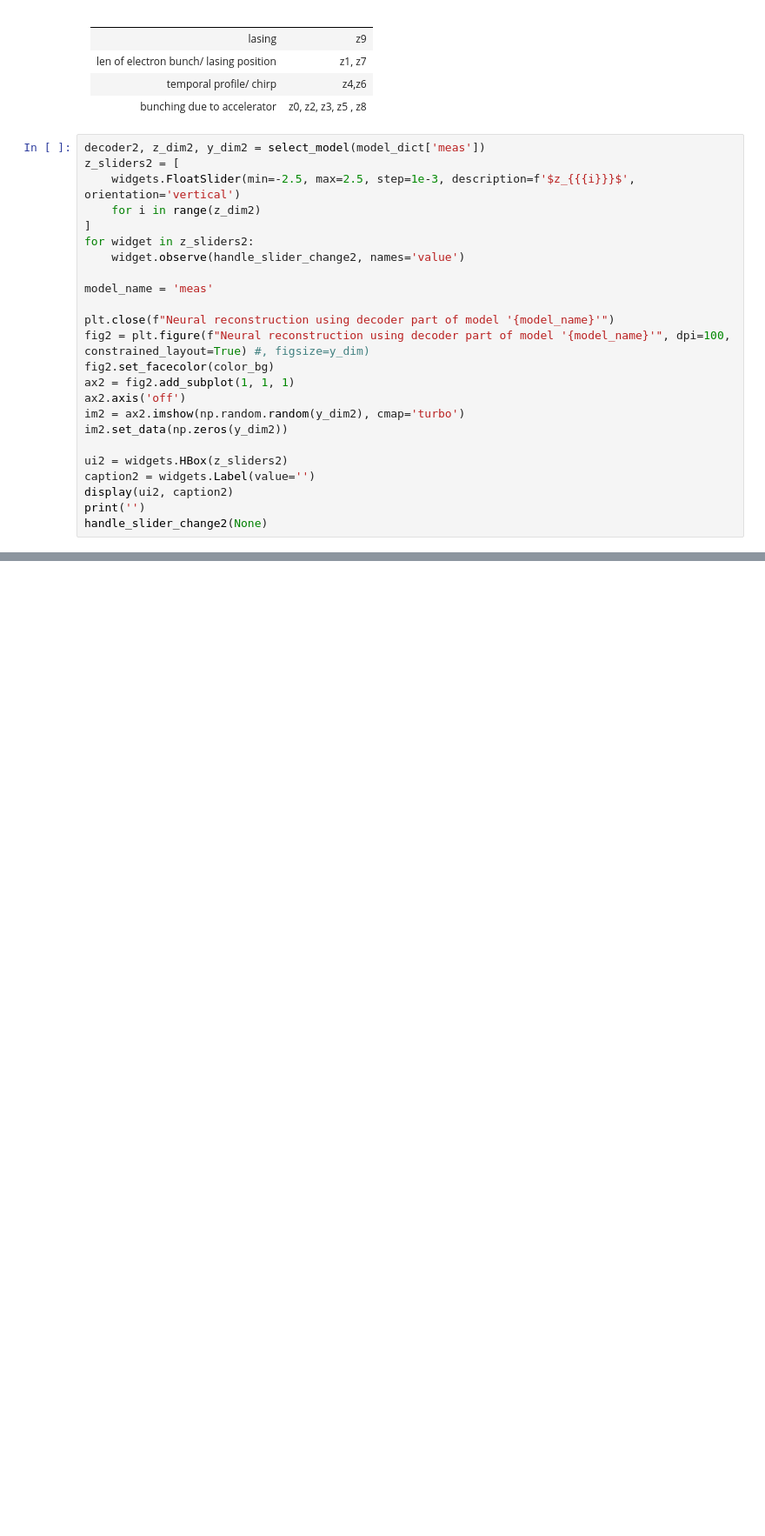
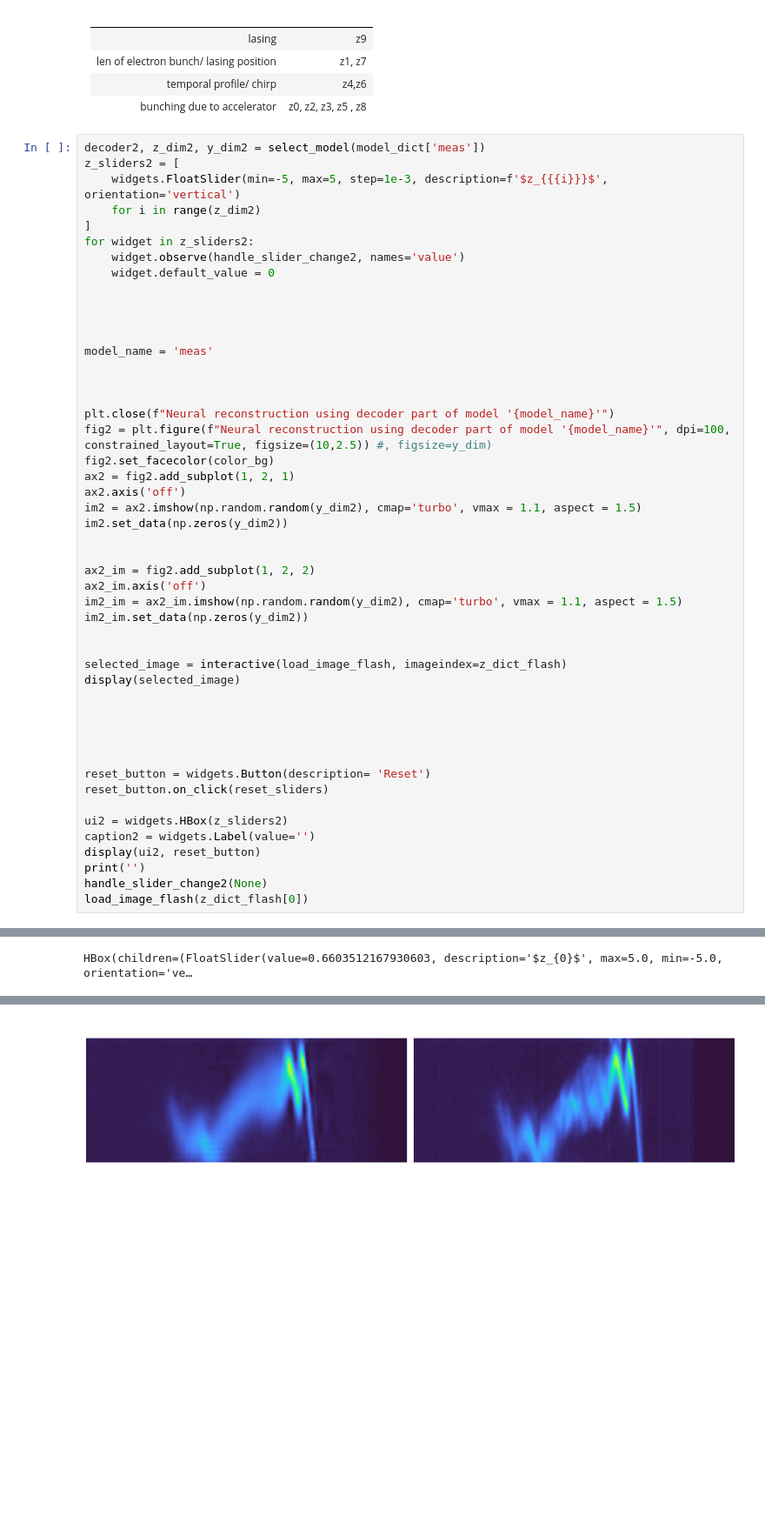
Before and after one commit to Goetzkeg/visPolarix, a Jupyter notebook: VisPol.ipynb, the cells around one changed output, grey strips where cells are left out. Shown at 87% size. Drawn from its saved outputs; the diff is of its cells as text; blank space fills up the shorter version.

```diff
--- a/VisPol.ipynb
+++ b/VisPol.ipynb
@@ -484,24 +701,49 @@ ValueError: 'turbo' is not a valid value for name; supported values are 'Accent'
 # %%
 decoder2, z_dim2, y_dim2 = select_model(model_dict['meas'])
 z_sliders2 = [
-    widgets.FloatSlider(min=-2.5, max=2.5, step=1e-3, description=f'$z_{{{i}}}$', orientation='vertical')
+    widgets.FloatSlider(min=-5, max=5, step=1e-3, description=f'$z_{{{i}}}$', orientation='vertical')
     for i in range(z_dim2)
 ]
 for widget in z_sliders2:
     widget.observe(handle_slider_change2, names='value')
+    widget.default_value = 0
+
+
+
 
 model_name = 'meas'
 
+
+
 plt.close(f"Neural reconstruction using decoder part of model '{model_name}'")
-fig2 = plt.figure(f"Neural reconstruction using decoder part of model '{model_name}'", dpi=100, constrained_layout=True) #, figsize=y_dim)
+fig2 = plt.figure(f"Neural reconstruction using decoder part of model '{model_name}'", dpi=100, constrained_layout=True, figsize=(10,2.5)) #, figsize=y_dim)
 fig2.set_facecolor(color_bg)
-ax2 = fig2.add_subplot(1, 1, 1)
+ax2 = fig2.add_subplot(1, 2, 1)
 ax2.axis('off')
-im2 = ax2.imshow(np.random.random(y_dim2), cmap='turbo')
+im2 = ax2.imshow(np.random.random(y_dim2), cmap='turbo', vmax = 1.1, aspect = 1.5)
 im2.set_data(np.zeros(y_dim2))
+
+
+ax2_im = fig2.add_subplot(1, 2, 2)
+ax2_im.axis('off')
+im2_im = ax2_im.imshow(np.random.random(y_dim2), cmap='turbo', vmax = 1.1, aspect = 1.5)
+im2_im.set_data(np.zeros(y_dim2))
+
+
+selected_image = interactive(load_image_flash, imageindex=z_dict_flash)
+display(selected_image)
+
+
+
+
+
+reset_button = widgets.Button(description= 'Reset')
+reset_button.on_click(reset_sliders)
 
 ui2 = widgets.HBox(z_sliders2)
 caption2 = widgets.Label(value='')
-display(ui2, caption2)
+display(ui2, reset_button)
 print('')
 handle_slider_change2(None)
+load_image_flash(z_dict_flash[0])
+# %% [output]
@@ -507,0 +751 @@ handle_slider_change2(None)
+HBox(children=(FloatSlider(value=0.6603512167930603, description='$z_{0}$', max=5.0, min=-5.0, orientation='ve…
@@ -508,2 +753,3 @@ handle_slider_change2(None)
+[figure, added]
 # %% [markdown]
 <br><br><br><br><br><br><br><br><br><br><br><br><br><br><br><br><br><br><br><br><br><br><br><br><br><br><br><br><br><br><br><br><br><br><br><br><br><br><br><br><br><br><br><br>
```
Also changed, not shown: parts of 8 cells of this notebook, 4 other files.
